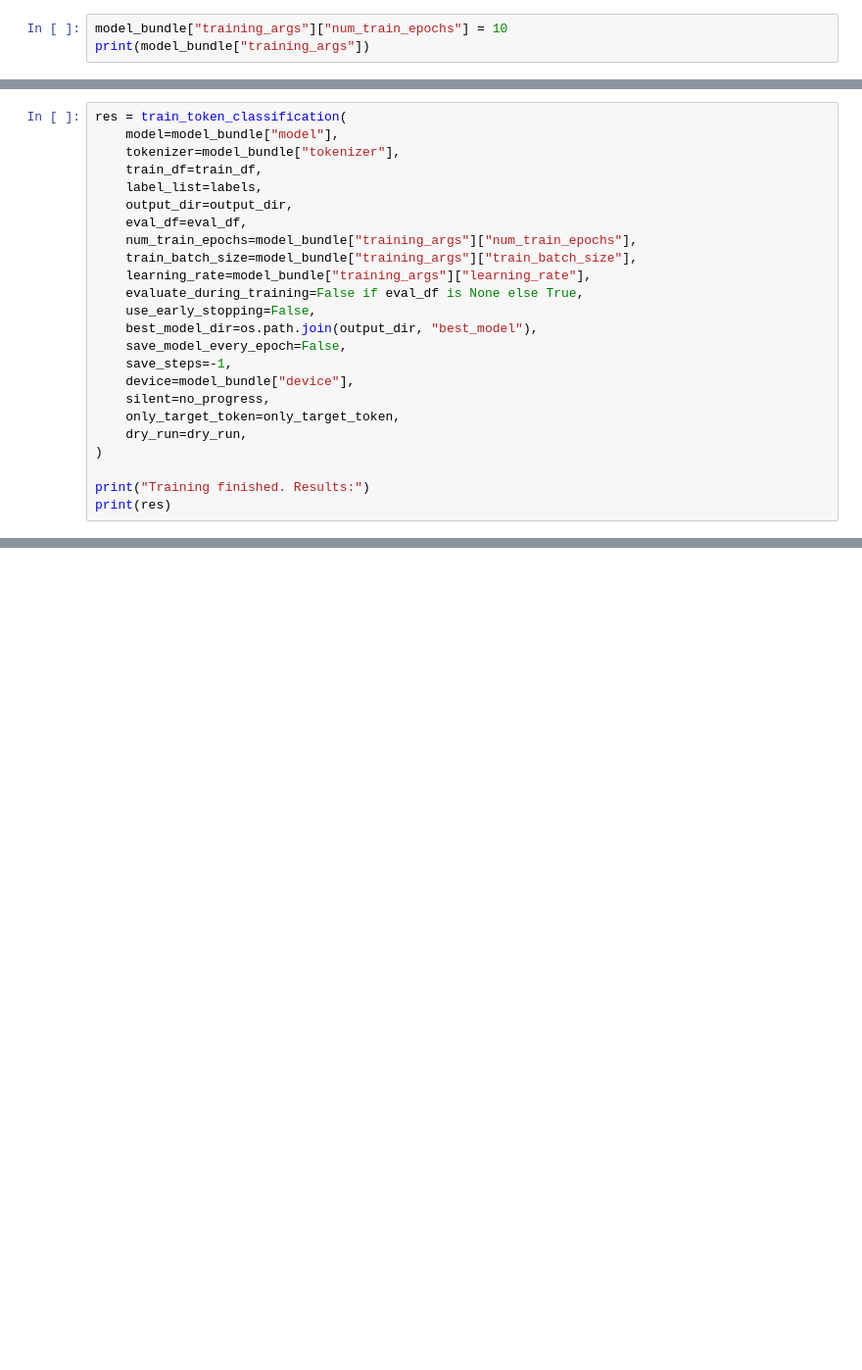
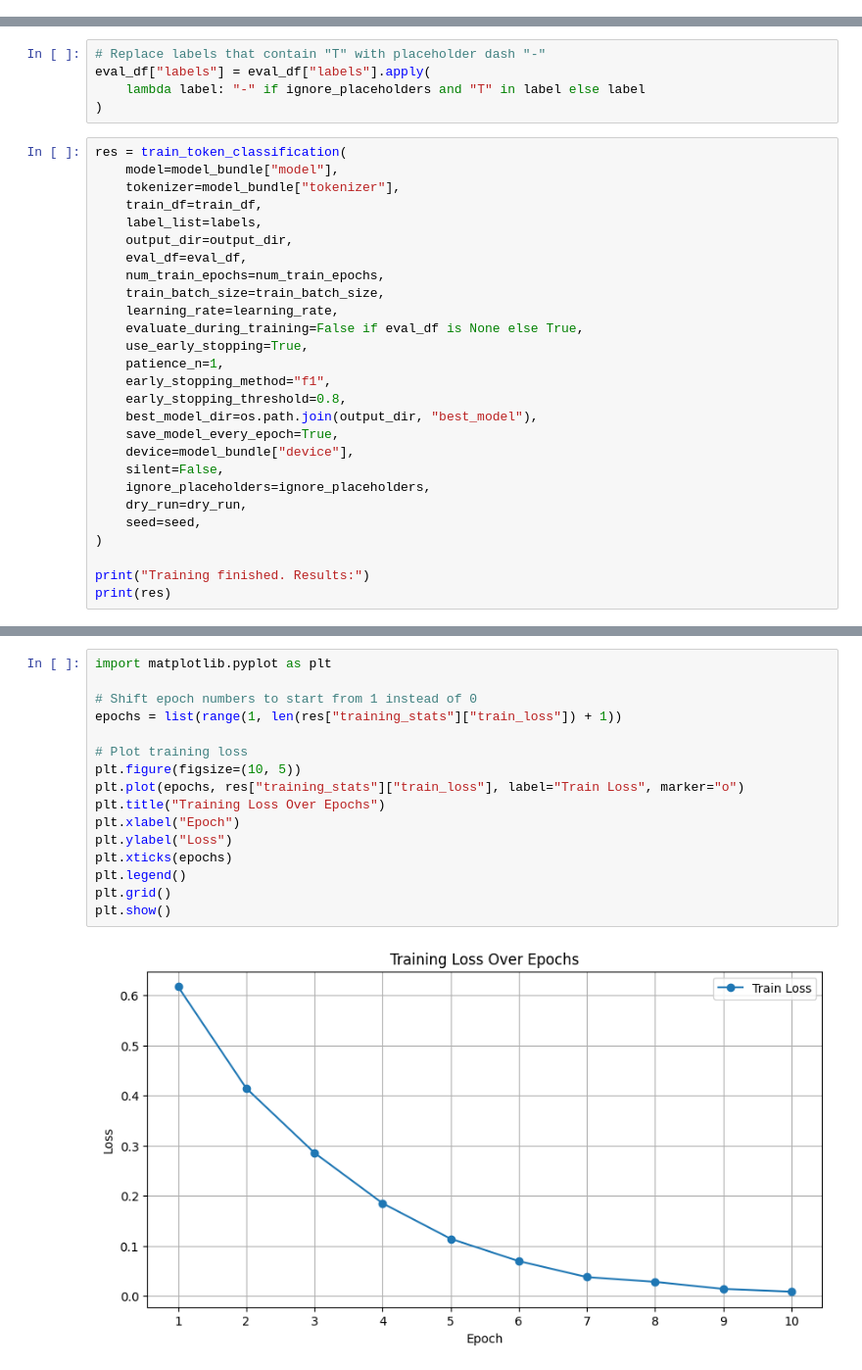
Before and after one commit to SanderSaska/EstNLTK_model_training, a Jupyter notebook: notebooks/model_training.ipynb, the cells around one changed output, grey strips where cells are left out. Shown at 98% size. Cells and saved outputs as stored; diff of their text form; blank space fills up the shorter version.

Commit message:
Buggy threshold early stopping

```diff
--- a/notebooks/model_training.ipynb
+++ b/notebooks/model_training.ipynb
@@ -31,3 +73,0 @@ model_bundle = initialize_model(model_name, labels, no_progress_bars=no_progress
-# %%
-model_bundle["training_args"]["num_train_epochs"] = 10
-print(model_bundle["training_args"])
@@ -36,3 +94,8 @@ print(model_bundle["training_args"])
+# %%
+# Replace labels that contain "T" with placeholder dash "-"
+eval_df["labels"] = eval_df["labels"].apply(
+    lambda label: "-" if ignore_placeholders and "T" in label else label
+)
 # %%
 res = train_token_classification(
     model=model_bundle["model"],
@@ -41,18 +104,21 @@ res = train_token_classification(
     label_list=labels,
     output_dir=output_dir,
     eval_df=eval_df,
-    num_train_epochs=model_bundle["training_args"]["num_train_epochs"],
-    train_batch_size=model_bundle["training_args"]["train_batch_size"],
-    learning_rate=model_bundle["training_args"]["learning_rate"],
+    num_train_epochs=num_train_epochs,
+    train_batch_size=train_batch_size,
+    learning_rate=learning_rate,
     evaluate_during_training=False if eval_df is None else True,
-    use_early_stopping=False,
+    use_early_stopping=True,
+    patience_n=1,
+    early_stopping_method="f1",
+    early_stopping_threshold=0.8,
     best_model_dir=os.path.join(output_dir, "best_model"),
-    save_model_every_epoch=False,
-    save_steps=-1,
+    save_model_every_epoch=True,
     device=model_bundle["device"],
-    silent=no_progress,
-    only_target_token=only_target_token,
+    silent=False,
+    ignore_placeholders=ignore_placeholders,
     dry_run=dry_run,
+    seed=seed,
 )
 
 print("Training finished. Results:")
@@ -78,3 +145,21 @@ plt.grid()
 plt.show()
 # %% [output]
 [figure]
+# %%
+import matplotlib.pyplot as plt
+
+# Shift epoch numbers to start from 1 instead of 0
+epochs = list(range(1, len(res["training_stats"]["train_loss"]) + 1))
+
+# Plot training loss
+plt.figure(figsize=(10, 5))
+plt.plot(epochs, res["training_stats"]["train_loss"], label="Train Loss", marker="o")
+plt.title("Training Loss Over Epochs")
+plt.xlabel("Epoch")
+plt.ylabel("Loss")
+plt.xticks(epochs)
+plt.legend()
+plt.grid()
+plt.show()
+# %% [output]
+[figure, added]
```
Also changed, not shown: parts of 9 cells of this notebook.
